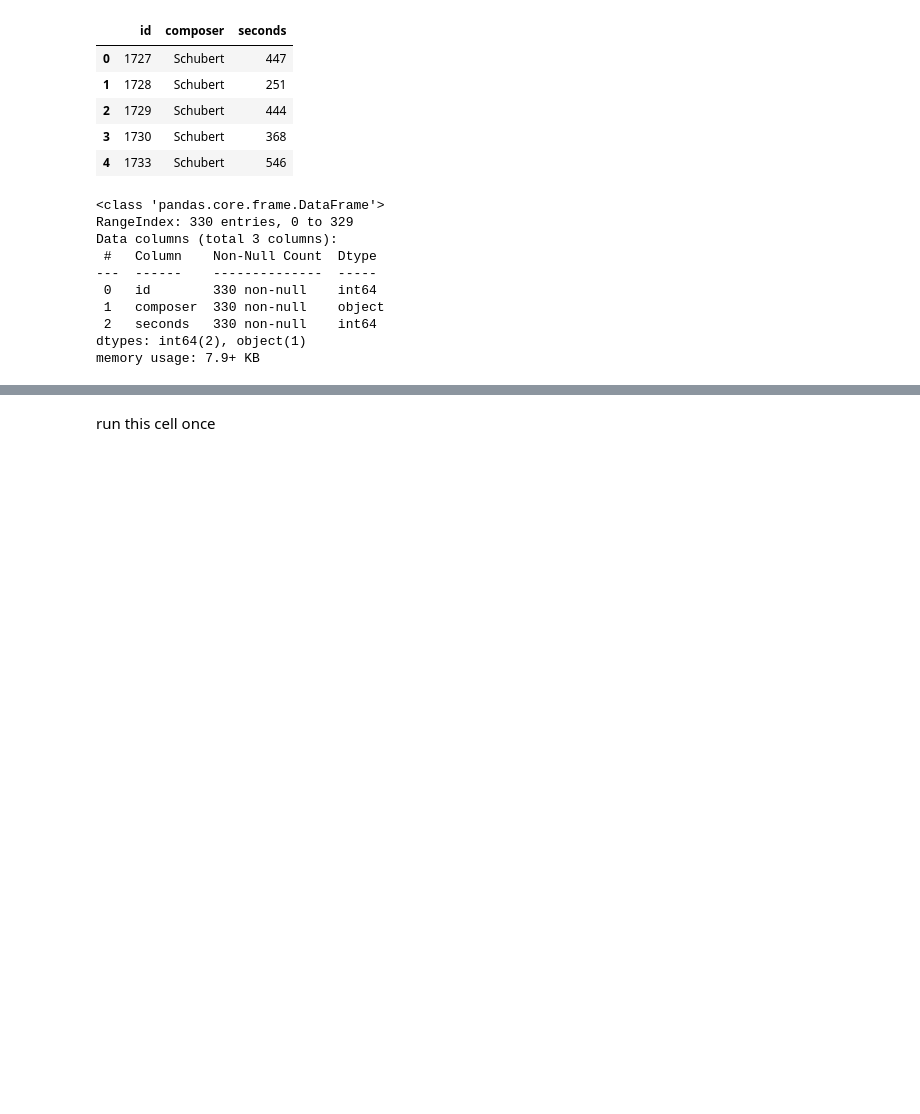
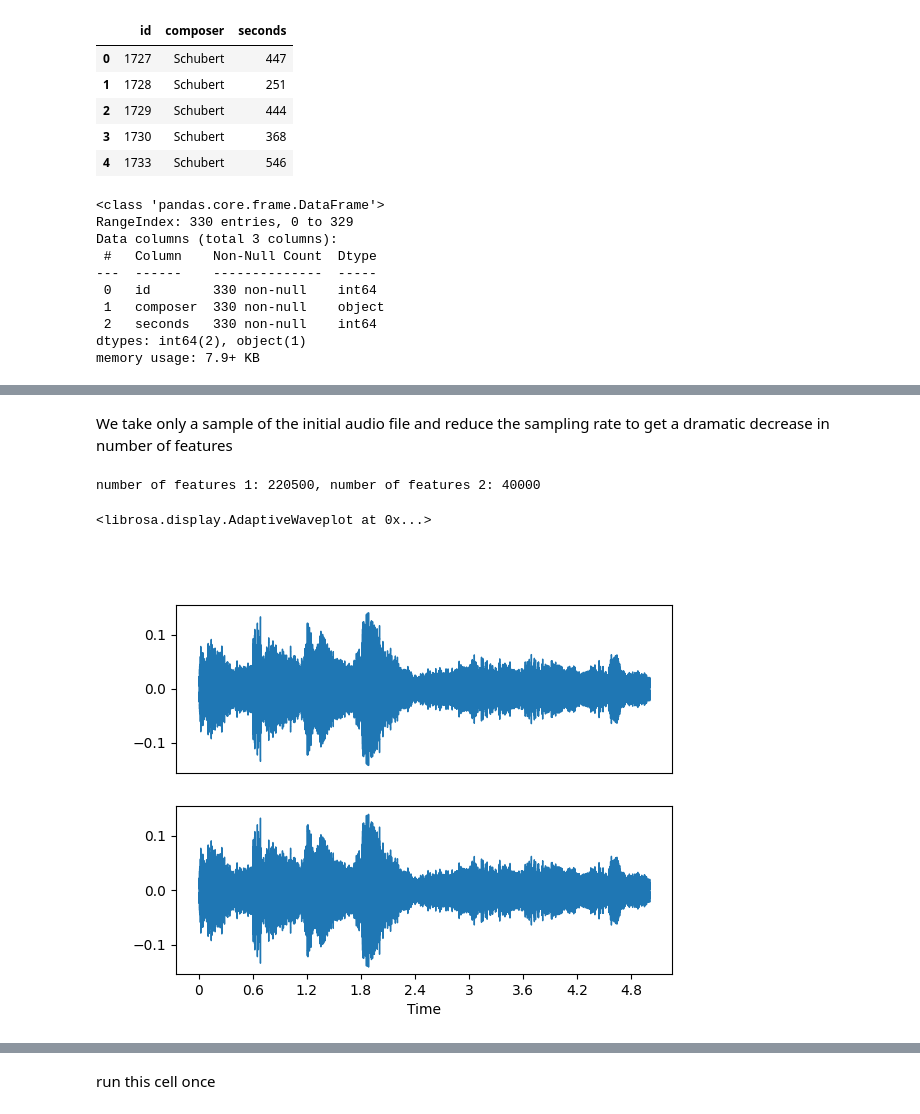
Before and after one commit to zivm20/MusicNet-project, a Jupyter notebook: project.ipynb, the cells around one changed output, grey strips where cells are left out. Saved outputs shown, nothing was run; the diff lists cells and outputs as text; code cells hidden in the pictures; blank space fills up the shorter version.

```diff
--- a/project.ipynb
+++ b/project.ipynb
@@ -74,0 +92,16 @@ memory usage: 7.9+ KB
+# %% [markdown]
+We take only a sample of the initial audio file and reduce the sampling rate to get a dramatic decrease in number of features
+# %%
+#Sample from second 8
+samples1,sr1 = torchaudio.load(AUDIO_EXAMPLE_PATH, frame_offset=AUDIO_EXAMPLE_OFFSET_SEC*sr1,num_frames=SAMPLE_LENGTH*sr1)
+samples2 = torchaudio.functional.resample(samples1,sr1,SAMPLING_RATE)
+
+print("number of features 1: {}, number of features 2: {}".format(len(samples1[0]),len(samples2[0])))
+
+fig, (ax1,ax2) = plt.subplots(2,1)
+librosa.display.waveshow(y=samples1.numpy(),sr=sr1,ax=ax1,axis=None)
+librosa.display.waveshow(y=samples2.numpy(),sr=SAMPLING_RATE,ax=ax2)
+# %% [output]
+number of features 1: 220500, number of features 2: 40000
+<librosa.display.AdaptiveWaveplot at 0x...>
+[figure, added]
```
Also changed, not shown: parts of 45 cells of this notebook, 1 other file.
